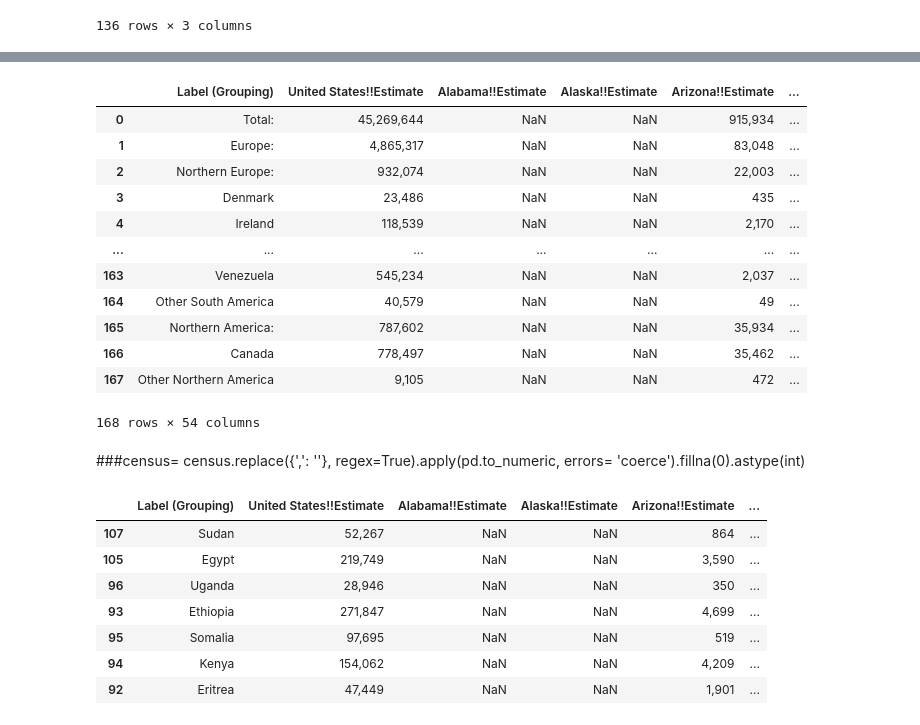
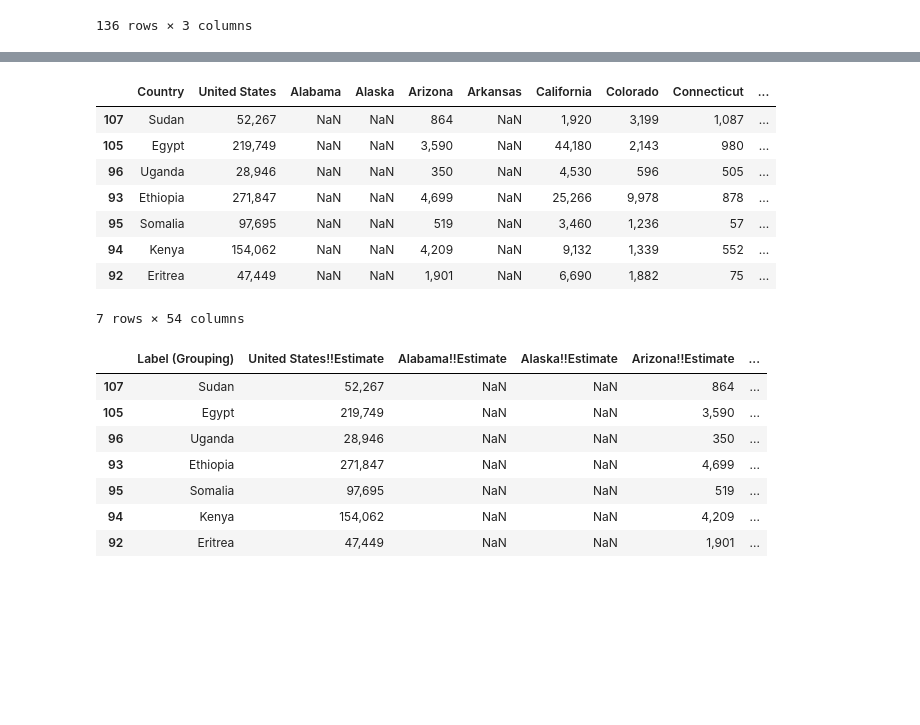
Before and after one commit to MevelAleng/Meve-Capstone-Project, a Jupyter notebook: Notebook/Capstone.ipynb, the cells around one changed output, grey strips where cells are left out. Saved outputs shown, nothing was run; the diff lists cells and outputs as text; code cells hidden in the pictures; blank space fills up the shorter version.

```diff
--- a/Notebook/Capstone.ipynb
+++ b/Notebook/Capstone.ipynb
@@ -608,23 +572,17 @@ pocd = pd.read_csv("persons_of_concern_demographics.csv")
 # %%
 cdf= pd.read_csv("census_df.csv")
 # %%
-dfc
+cdf
 # %% [output]
-|  | Label (Grouping) | United States!!Estimate | Alabama!!Estimate | Alaska!!Estimate | Arizona!!Estimate | ... |
-| 0 | Total: | 45,269,644 | NaN | NaN | 915,934 | ... |
-| 1 | Europe: | 4,865,317 | NaN | NaN | 83,048 | ... |
-| 2 | Northern Europe: | 932,074 | NaN | NaN | 22,003 | ... |
-| 3 | Denmark | 23,486 | NaN | NaN | 435 | ... |
-| 4 | Ireland | 118,539 | NaN | NaN | 2,170 | ... |
-| ... | ... | ... | ... | ... | ... | ... |
-| 163 | Venezuela | 545,234 | NaN | NaN | 2,037 | ... |
-| 164 | Other South America | 40,579 | NaN | NaN | 49 | ... |
-| 165 | Northern America: | 787,602 | NaN | NaN | 35,934 | ... |
-| 166 | Canada | 778,497 | NaN | NaN | 35,462 | ... |
-| 167 | Other Northern America | 9,105 | NaN | NaN | 472 | ... |
+|  | Country | United States | Alabama | Alaska | Arizona | Arkansas | California | Colorado | Connecticut | ... |
+| 107 | Sudan | 52,267 | NaN | NaN | 864 | NaN | 1,920 | 3,199 | 1,087 | ... |
+| 105 | Egypt | 219,749 | NaN | NaN | 3,590 | NaN | 44,180 | 2,143 | 980 | ... |
+| 96 | Uganda | 28,946 | NaN | NaN | 350 | NaN | 4,530 | 596 | 505 | ... |
+| 93 | Ethiopia | 271,847 | NaN | NaN | 4,699 | NaN | 25,266 | 9,978 | 878 | ... |
+| 95 | Somalia | 97,695 | NaN | NaN | 519 | NaN | 3,460 | 1,236 | 57 | ... |
+| 94 | Kenya | 154,062 | NaN | NaN | 4,209 | NaN | 9,132 | 1,339 | 552 | ... |
+| 92 | Eritrea | 47,449 | NaN | NaN | 1,901 | NaN | 6,690 | 1,882 | 75 | ... |
-168 rows × 54 columns
+7 rows × 54 columns
-# %% [markdown]
-###census= census.replace({',': ''}, regex=True).apply(pd.to_numeric, errors= 'coerce').fillna(0).astype(int)
 # %%
 countries_code = [107, 105, 96, 93, 95, 94, 92]
 # %%
```
Also changed, not shown: parts of 30 cells of this notebook, 8 other files.
